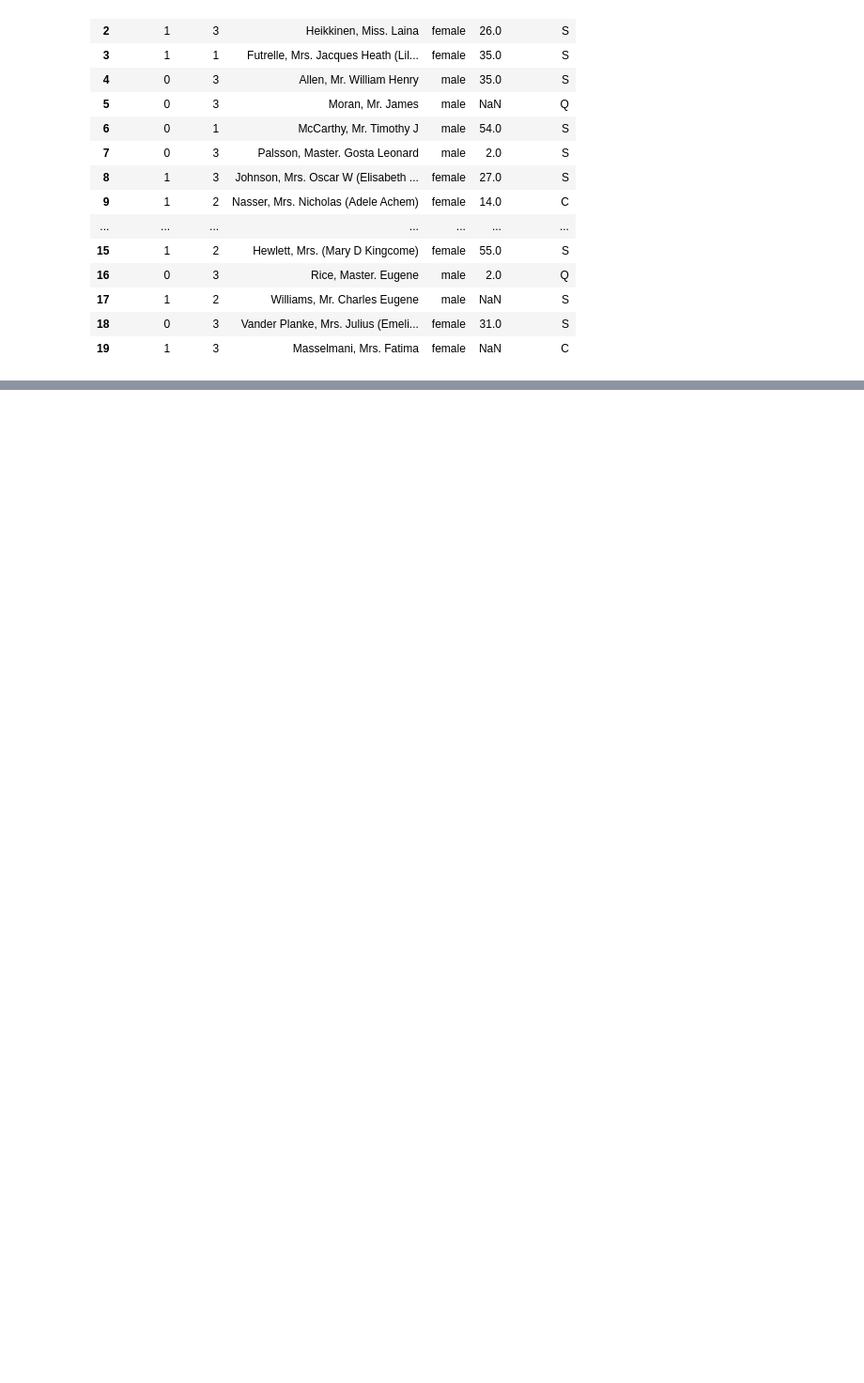
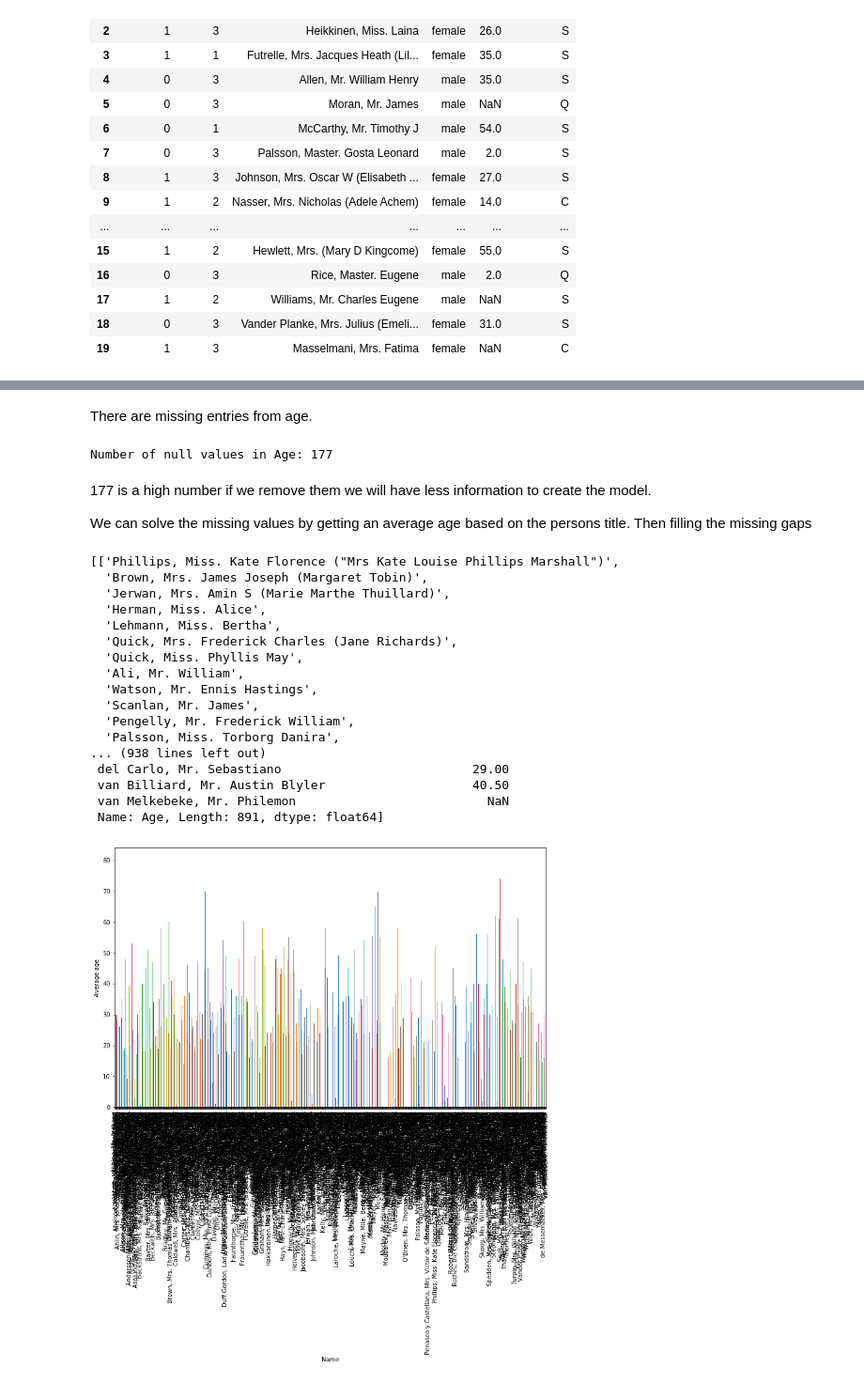
Before and after one commit to muokicaleb/Titanic, a Jupyter notebook: Titanic.ipynb, the cells around one changed output, grey strips where cells are left out. Shown: that part at 94% size. Drawn from its saved outputs; the diff is of its cells as text; code cells hidden in the pictures; blank space fills up the shorter version.

Commit message:
Not yet done. preprossed the data

```diff
--- a/Titanic.ipynb
+++ b/Titanic.ipynb
@@ -166,0 +168,22 @@ X.head(20)
+# %%
+# encode "Sex"
+
+labelEncoder_X = LabelEncoder()
+X.Sex=labelEncoder_X.fit_transform(X.Sex)
+
+# encode "Embarked"
+
+# number of null values in embarked:
+print ('Number of null values in Embarked:', sum(X.Embarked.isnull()))
+
+# fill the two values with one of the options (S, C or Q)
+row_index = X.Embarked.isnull()
+X.loc[row_index,'Embarked']='S'
+
+Embarked  = pd.get_dummies(  X.Embarked , prefix='Embarked'  )
+X = X.drop(['Embarked'], axis=1)
+X= pd.concat([X, Embarked], axis=1)
+# we should drop one of the columns
+X = X.drop(['Embarked_S'], axis=1)
+
+X.head()
@@ -166,0 +200,4 @@ X.head(20)
+# %%
+got= dataset.Name.str.split(',').str[1]
+X.iloc[:,1]=pd.DataFrame(got).Name.str.split('\s+').str[1]
+X.head()
@@ -166,0 +211,37 @@ X.head(20)
+# %% [markdown]
+<p>There are missing entries from age. </p>
+# %%
+print ('Number of null values in Age:', sum(X.Age.isnull()))
+# %% [output]
+Number of null values in Age: 177
+# %% [markdown]
+<p>177 is a high number if we remove them we will have less information to create the model.</p>
+<p>We can solve the missing values by getting an average age based on the persons title. Then filling the missing gaps</p>
+# %%
+ax = plt.subplot()
+ax.set_ylabel('Average age')
+X.groupby('Name').mean()['Age'].plot(kind='bar',figsize=(13,8), ax = ax)
+
+title_mean_age=[]
+title_mean_age.append(list(set(X.Name)))  #set for unique values of the title, and transform into list
+title_mean_age.append(X.groupby('Name').Age.mean())
+title_mean_age
+# %% [output]
+[['Phillips, Miss. Kate Florence ("Mrs Kate Louise Phillips Marshall")',
+  'Brown, Mrs. James Joseph (Margaret Tobin)',
+  'Jerwan, Mrs. Amin S (Marie Marthe Thuillard)',
+  'Herman, Miss. Alice',
+  'Lehmann, Miss. Bertha',
+  'Quick, Mrs. Frederick Charles (Jane Richards)',
+  'Quick, Miss. Phyllis May',
+  'Ali, Mr. William',
+  'Watson, Mr. Ennis Hastings',
+  'Scanlan, Mr. James',
+  'Pengelly, Mr. Frederick William',
+  'Palsson, Miss. Torborg Danira',
+... (938 lines left out)
+ del Carlo, Mr. Sebastiano                          29.00
+ van Billiard, Mr. Austin Blyler                    40.50
+ van Melkebeke, Mr. Philemon                          NaN
+ Name: Age, Length: 891, dtype: float64]
+[figure, added]
```
Also changed, not shown: parts of 9 cells of this notebook.
